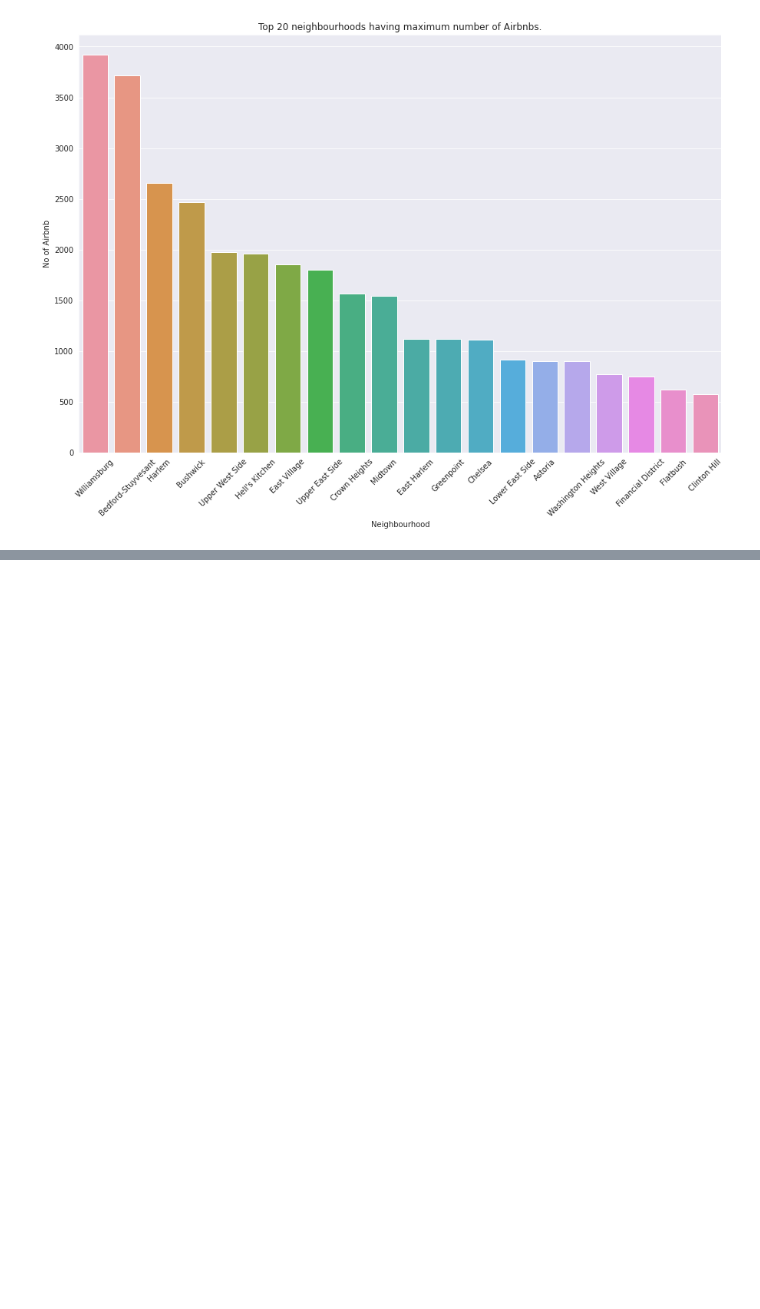
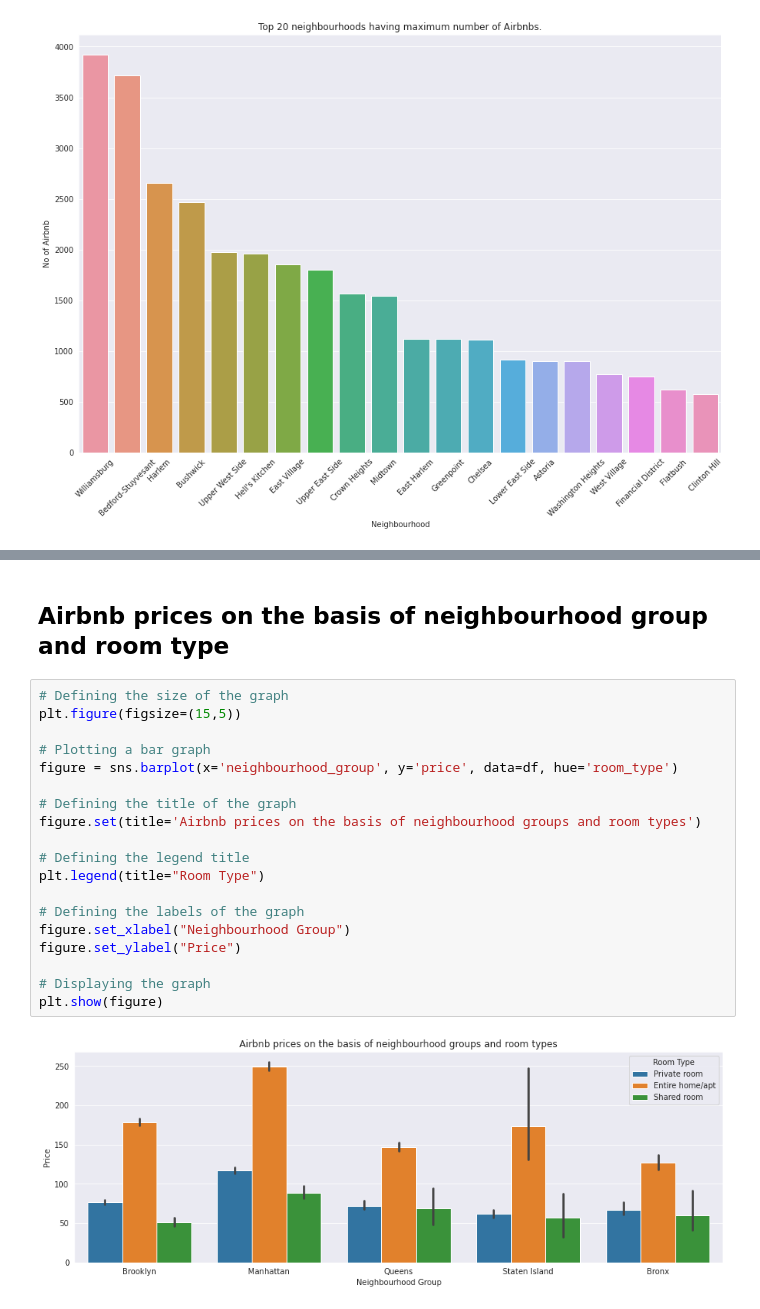
Before and after one commit to rsonar821/EDA-Capstone-Project, a Jupyter notebook: Airbnb_EDA_Capstone_Project_(Raj_Sonar).ipynb, the cells around one changed output, grey strips where cells are left out. Drawn from its saved outputs; the diff is of its cells as text; blank space fills up the shorter version.

```diff
--- a/Airbnb_EDA_Capstone_Project_(Raj_Sonar).ipynb
+++ b/Airbnb_EDA_Capstone_Project_(Raj_Sonar).ipynb
@@ -347,0 +371,23 @@ plt.show(figure)
+# %% [markdown]
+## **Airbnb prices on the basis of neighbourhood group and room type**
+# %%
+# Defining the size of the graph
+plt.figure(figsize=(15,5))
+
+# Plotting a bar graph
+figure = sns.barplot(x='neighbourhood_group', y='price', data=df, hue='room_type')
+
+# Defining the title of the graph
+figure.set(title='Airbnb prices on the basis of neighbourhood groups and room types')
+
+# Defining the legend title
+plt.legend(title="Room Type")
+
+# Defining the labels of the graph
+figure.set_xlabel("Neighbourhood Group")
+figure.set_ylabel("Price")
+
+# Displaying the graph
+plt.show(figure)
+# %% [output]
+[figure, added]
```
Also changed, not shown: parts of 5 cells of this notebook.
